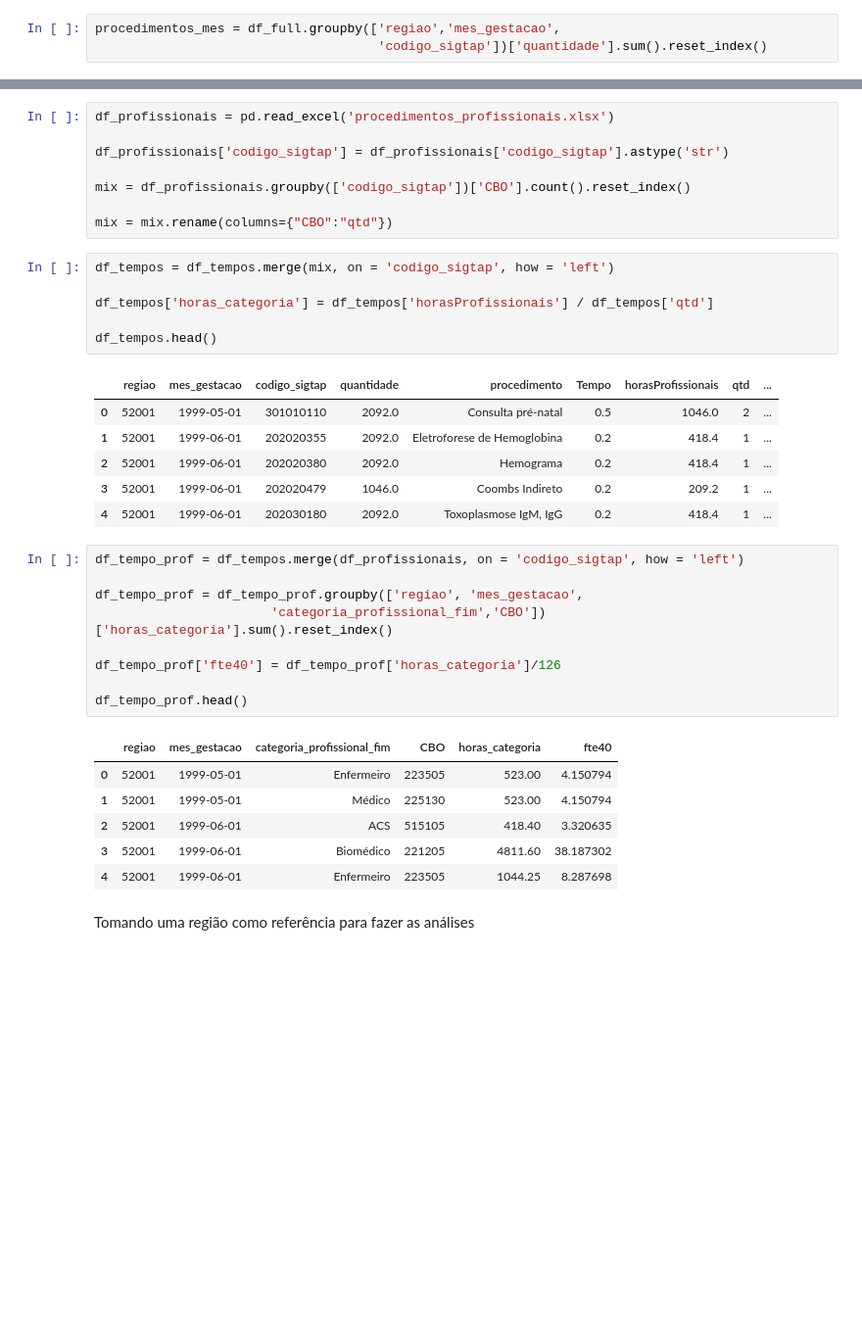
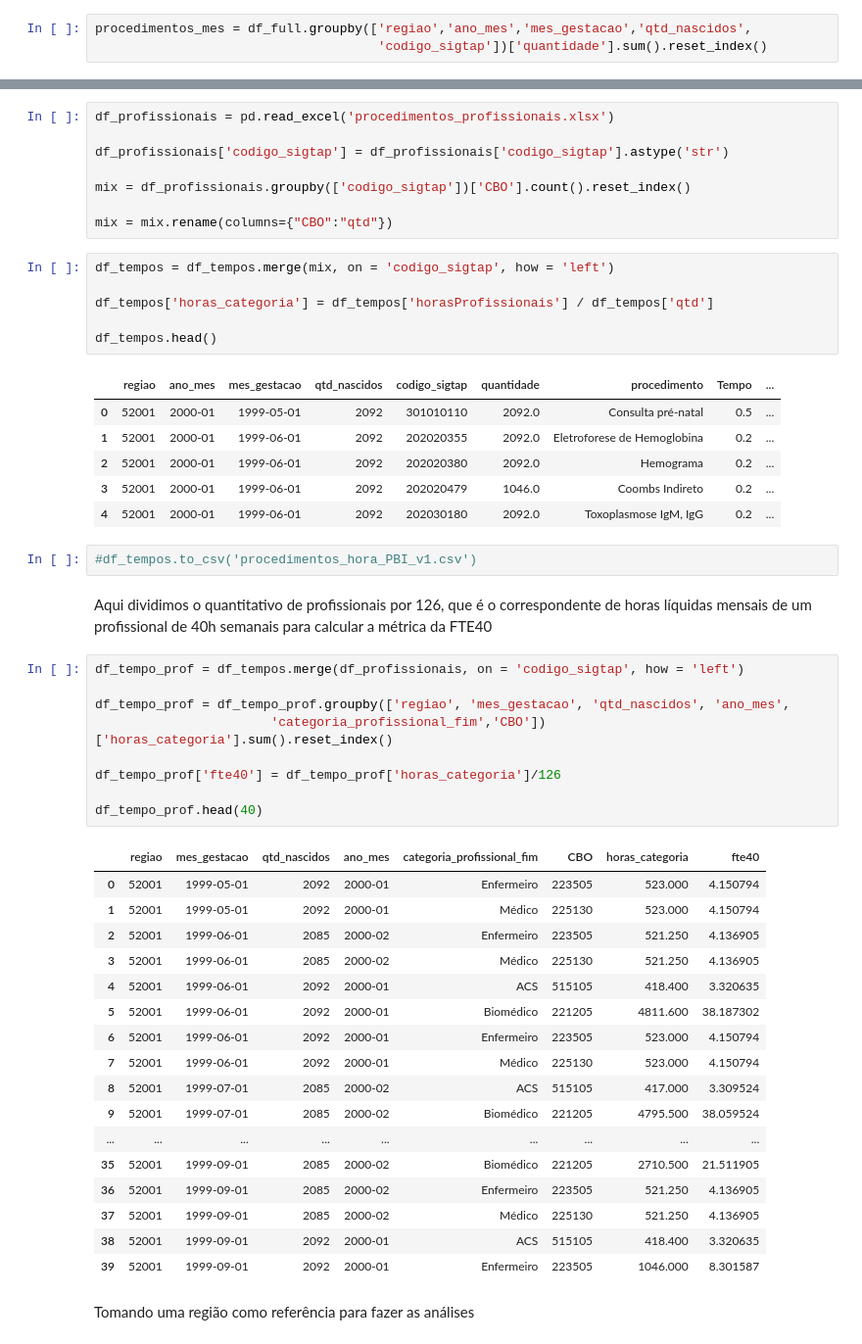
Before and after one commit to danielppagotto/dimensionamento, a Jupyter notebook: 05_Gestantes/03_profissionais/procedimentos.ipynb, the cells around one changed output, grey strips where cells are left out. Shown at 98% size. Drawn from its saved outputs; the diff is of its cells as text; blank space fills up the shorter version.

```diff
--- a/05_Gestantes/03_profissionais/procedimentos.ipynb
+++ b/05_Gestantes/03_profissionais/procedimentos.ipynb
@@ -100,5 +114,5 @@ df_full.head()
 # %%
-procedimentos_mes = df_full.groupby(['regiao','mes_gestacao',
+procedimentos_mes = df_full.groupby(['regiao','ano_mes','mes_gestacao','qtd_nascidos',
                                      'codigo_sigtap'])['quantidade'].sum().reset_index()
 # %%
 procedimentos_mes[["mes_gestacao"]] = procedimentos_mes[["mes_gestacao"]].apply(pd.to_datetime)
@@ -164,28 +173,43 @@ df_tempos['horas_categoria'] = df_tempos['horasProfissionais'] / df_tempos['qtd'
 
 df_tempos.head()
 # %% [output]
-|  | regiao | mes_gestacao | codigo_sigtap | quantidade | procedimento | Tempo | horasProfissionais | qtd | ... |
-| 0 | 52001 | 1999-05-01 | 301010110 | 2092.0 | Consulta pré-natal | 0.5 | 1046.0 | 2 | ... |
-| 1 | 52001 | 1999-06-01 | 202020355 | 2092.0 | Eletroforese de Hemoglobina | 0.2 | 418.4 | 1 | ... |
-| 2 | 52001 | 1999-06-01 | 202020380 | 2092.0 | Hemograma | 0.2 | 418.4 | 1 | ... |
-| 3 | 52001 | 1999-06-01 | 202020479 | 1046.0 | Coombs Indireto | 0.2 | 209.2 | 1 | ... |
-| 4 | 52001 | 1999-06-01 | 202030180 | 2092.0 | Toxoplasmose IgM, IgG | 0.2 | 418.4 | 1 | ... |
+|  | regiao | ano_mes | mes_gestacao | qtd_nascidos | codigo_sigtap | quantidade | procedimento | Tempo | ... |
+| 0 | 52001 | 2000-01 | 1999-05-01 | 2092 | 301010110 | 2092.0 | Consulta pré-natal | 0.5 | ... |
+| 1 | 52001 | 2000-01 | 1999-06-01 | 2092 | 202020355 | 2092.0 | Eletroforese de Hemoglobina | 0.2 | ... |
+| 2 | 52001 | 2000-01 | 1999-06-01 | 2092 | 202020380 | 2092.0 | Hemograma | 0.2 | ... |
+| 3 | 52001 | 2000-01 | 1999-06-01 | 2092 | 202020479 | 1046.0 | Coombs Indireto | 0.2 | ... |
+| 4 | 52001 | 2000-01 | 1999-06-01 | 2092 | 202030180 | 2092.0 | Toxoplasmose IgM, IgG | 0.2 | ... |
+# %%
+#df_tempos.to_csv('procedimentos_hora_PBI_v1.csv')
+# %% [markdown]
+Aqui dividimos o quantitativo de profissionais por 126, que é o correspondente de horas líquidas mensais de um profissional de 40h semanais para calcular a métrica da FTE40
 # %%
 df_tempo_prof = df_tempos.merge(df_profissionais, on = 'codigo_sigtap', how = 'left')
 
-df_tempo_prof = df_tempo_prof.groupby(['regiao', 'mes_gestacao',
+df_tempo_prof = df_tempo_prof.groupby(['regiao', 'mes_gestacao', 'qtd_nascidos', 'ano_mes',
                        'categoria_profissional_fim','CBO'])['horas_categoria'].sum().reset_index()
 
 df_tempo_prof['fte40'] = df_tempo_prof['horas_categoria']/126
 
-df_tempo_prof.head()
+df_tempo_prof.head(40)
 # %% [output]
-|  | regiao | mes_gestacao | categoria_profissional_fim | CBO | horas_categoria | fte40 |
-| 0 | 52001 | 1999-05-01 | Enfermeiro | 223505 | 523.00 | 4.150794 |
-| 1 | 52001 | 1999-05-01 | Médico | 225130 | 523.00 | 4.150794 |
-| 2 | 52001 | 1999-06-01 | ACS | 515105 | 418.40 | 3.320635 |
-| 3 | 52001 | 1999-06-01 | Biomédico | 221205 | 4811.60 | 38.187302 |
-| 4 | 52001 | 1999-06-01 | Enfermeiro | 223505 | 1044.25 | 8.287698 |
+|  | regiao | mes_gestacao | qtd_nascidos | ano_mes | categoria_profissional_fim | CBO | horas_categoria | fte40 |
+| 0 | 52001 | 1999-05-01 | 2092 | 2000-01 | Enfermeiro | 223505 | 523.000 | 4.150794 |
+| 1 | 52001 | 1999-05-01 | 2092 | 2000-01 | Médico | 225130 | 523.000 | 4.150794 |
+| 2 | 52001 | 1999-06-01 | 2085 | 2000-02 | Enfermeiro | 223505 | 521.250 | 4.136905 |
+| 3 | 52001 | 1999-06-01 | 2085 | 2000-02 | Médico | 225130 | 521.250 | 4.136905 |
+| 4 | 52001 | 1999-06-01 | 2092 | 2000-01 | ACS | 515105 | 418.400 | 3.320635 |
+| 5 | 52001 | 1999-06-01 | 2092 | 2000-01 | Biomédico | 221205 | 4811.600 | 38.187302 |
+| 6 | 52001 | 1999-06-01 | 2092 | 2000-01 | Enfermeiro | 223505 | 523.000 | 4.150794 |
+| 7 | 52001 | 1999-06-01 | 2092 | 2000-01 | Médico | 225130 | 523.000 | 4.150794 |
+| 8 | 52001 | 1999-07-01 | 2085 | 2000-02 | ACS | 515105 | 417.000 | 3.309524 |
+| 9 | 52001 | 1999-07-01 | 2085 | 2000-02 | Biomédico | 221205 | 4795.500 | 38.059524 |
+| ... | ... | ... | ... | ... | ... | ... | ... | ... |
+| 35 | 52001 | 1999-09-01 | 2085 | 2000-02 | Biomédico | 221205 | 2710.500 | 21.511905 |
+| 36 | 52001 | 1999-09-01 | 2085 | 2000-02 | Enfermeiro | 223505 | 521.250 | 4.136905 |
+| 37 | 52001 | 1999-09-01 | 2085 | 2000-02 | Médico | 225130 | 521.250 | 4.136905 |
+| 38 | 52001 | 1999-09-01 | 2092 | 2000-01 | ACS | 515105 | 418.400 | 3.320635 |
+| 39 | 52001 | 1999-09-01 | 2092 | 2000-01 | Enfermeiro | 223505 | 1046.000 | 8.301587 |
 # %% [markdown]
 Tomando uma região como referência para fazer as análises
 # %%
```
Also changed, not shown: parts of 9 cells of this notebook, 5 other files.
